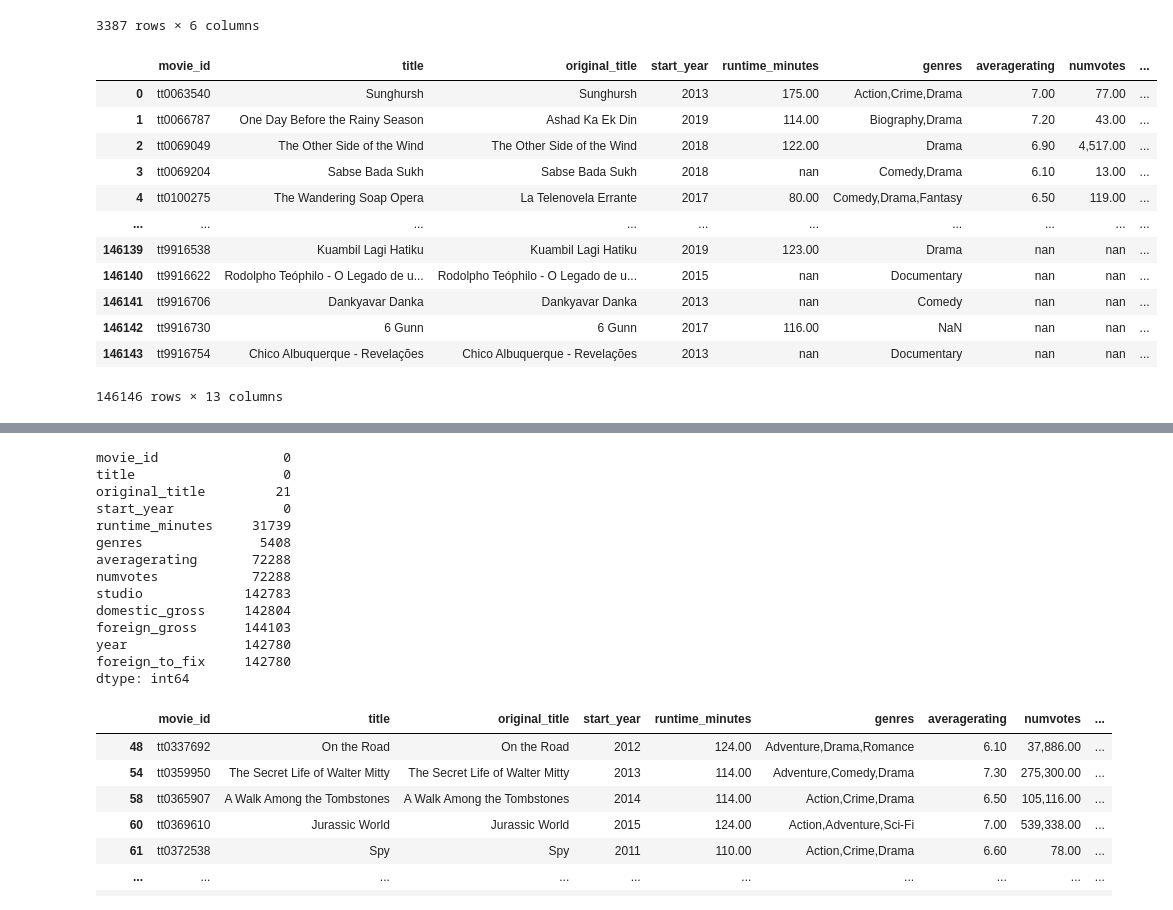
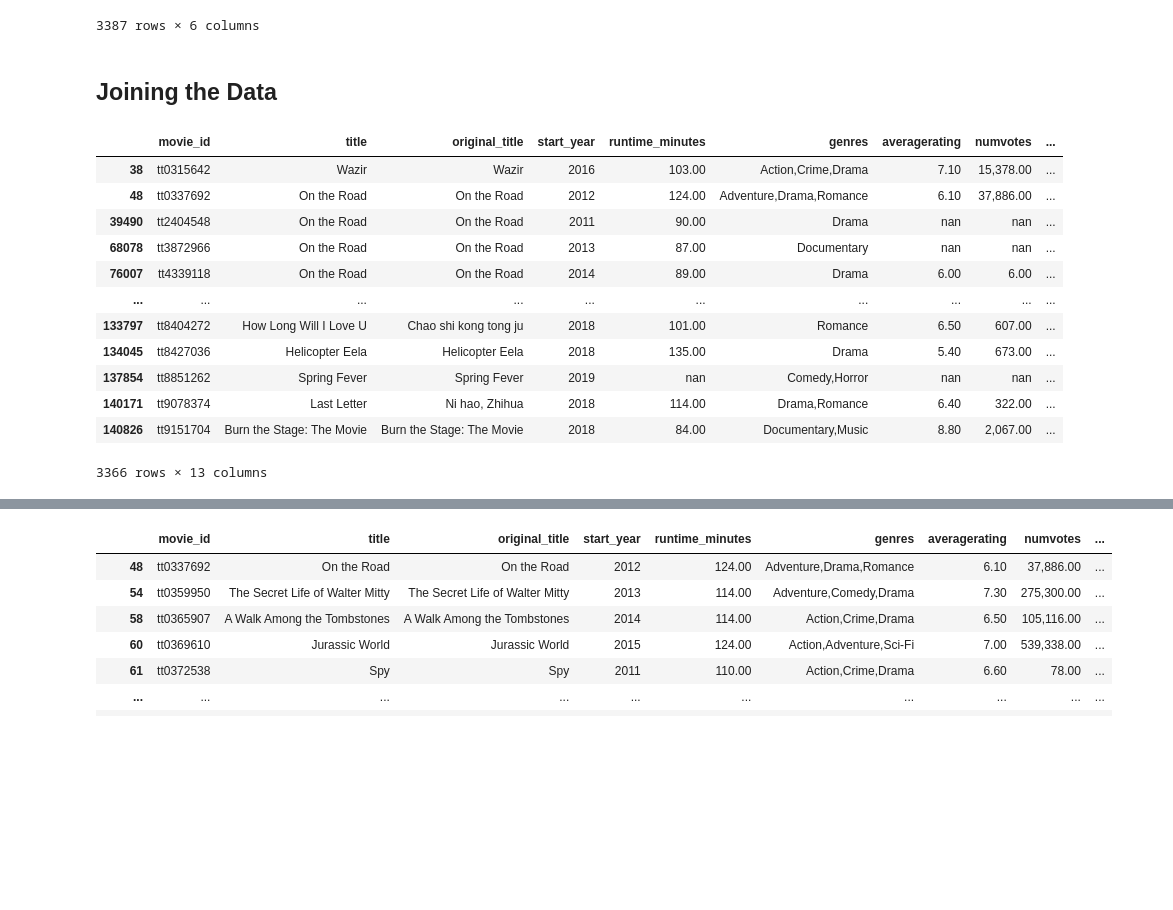
Before and after one commit to GusVilla303/dsc-phase-1-project, a Jupyter notebook: microsoft-movie-analysis.ipynb, the cells around one changed output, grey strips where cells are left out. Cells and saved outputs as stored; diff of their text form; code cells hidden in the pictures; blank space fills up the shorter version.

Commit message:
Add extensions to jupyter nb and create genres_df

```diff
--- a/microsoft-movie-analysis.ipynb
+++ b/microsoft-movie-analysis.ipynb
@@ -275,20 +300,22 @@ movie_gross_sorted_df
+# %% [markdown]
+## Joining the Data
 # %%
-basics_ratings_gross_df = basics_with_ratings_df.join(movie_gross_sorted_df.set_index('title'), on='title')
+basics_ratings_gross_df = basics_with_ratings_df.join(movie_gross_sorted_df.set_index('title'), how='inner', on='title')
 basics_ratings_gross_df
 # %% [output]
 |  | movie_id | title | original_title | start_year | runtime_minutes | genres | averagerating | numvotes | ... |
-| 0 | tt0063540 | Sunghursh | Sunghursh | 2013 | 175.00 | Action,Crime,Drama | 7.00 | 77.00 | ... |
-| 1 | tt0066787 | One Day Before the Rainy Season | Ashad Ka Ek Din | 2019 | 114.00 | Biography,Drama | 7.20 | 43.00 | ... |
-| 2 | tt0069049 | The Other Side of the Wind | The Other Side of the Wind | 2018 | 122.00 | Drama | 6.90 | 4,517.00 | ... |
-| 3 | tt0069204 | Sabse Bada Sukh | Sabse Bada Sukh | 2018 | nan | Comedy,Drama | 6.10 | 13.00 | ... |
-| 4 | tt0100275 | The Wandering Soap Opera | La Telenovela Errante | 2017 | 80.00 | Comedy,Drama,Fantasy | 6.50 | 119.00 | ... |
+| 38 | tt0315642 | Wazir | Wazir | 2016 | 103.00 | Action,Crime,Drama | 7.10 | 15,378.00 | ... |
+| 48 | tt0337692 | On the Road | On the Road | 2012 | 124.00 | Adventure,Drama,Romance | 6.10 | 37,886.00 | ... |
+| 39490 | tt2404548 | On the Road | On the Road | 2011 | 90.00 | Drama | nan | nan | ... |
+| 68078 | tt3872966 | On the Road | On the Road | 2013 | 87.00 | Documentary | nan | nan | ... |
+| 76007 | tt4339118 | On the Road | On the Road | 2014 | 89.00 | Drama | 6.00 | 6.00 | ... |
 | ... | ... | ... | ... | ... | ... | ... | ... | ... | ... |
-| 146139 | tt9916538 | Kuambil Lagi Hatiku | Kuambil Lagi Hatiku | 2019 | 123.00 | Drama | nan | nan | ... |
-| 146140 | tt9916622 | Rodolpho Teóphilo - O Legado de u... | Rodolpho Teóphilo - O Legado de u... | 2015 | nan | Documentary | nan | nan | ... |
-| 146141 | tt9916706 | Dankyavar Danka | Dankyavar Danka | 2013 | nan | Comedy | nan | nan | ... |
-| 146142 | tt9916730 | 6 Gunn | 6 Gunn | 2017 | 116.00 | NaN | nan | nan | ... |
-| 146143 | tt9916754 | Chico Albuquerque - Revelações | Chico Albuquerque - Revelações | 2013 | nan | Documentary | nan | nan | ... |
+| 133797 | tt8404272 | How Long Will I Love U | Chao shi kong tong ju | 2018 | 101.00 | Romance | 6.50 | 607.00 | ... |
+| 134045 | tt8427036 | Helicopter Eela | Helicopter Eela | 2018 | 135.00 | Drama | 5.40 | 673.00 | ... |
+| 137854 | tt8851262 | Spring Fever | Spring Fever | 2019 | nan | Comedy,Horror | nan | nan | ... |
+| 140171 | tt9078374 | Last Letter | Ni hao, Zhihua | 2018 | 114.00 | Drama,Romance | 6.40 | 322.00 | ... |
+| 140826 | tt9151704 | Burn the Stage: The Movie | Burn the Stage: The Movie | 2018 | 84.00 | Documentary,Music | 8.80 | 2,067.00 | ... |
-146146 rows × 13 columns
+3366 rows × 13 columns
 # %%
 basics_ratings_gross_df.info()
 # %% [output]
@@ -312,23 +339,6 @@ Data columns (total 13 columns):
  12  foreign_to_fix   3366 non-null    object
 dtypes: float64(6), int64(1), object(6)
 memory usage: 15.6+ MB
-# %%
-basics_ratings_gross_df.isna().sum()
-# %% [output]
-movie_id                0
-title                   0
-original_title         21
-start_year              0
-runtime_minutes     31739
-genres               5408
-averagerating       72288
-numvotes            72288
-studio             142783
-domestic_gross     142804
-foreign_gross      144103
-year               142780
-foreign_to_fix     142780
-dtype: int64
 # %%
 df_without_nan = basics_ratings_gross_df.dropna()
 df_without_nan
```
Also changed, not shown: parts of 19 cells of this notebook.
